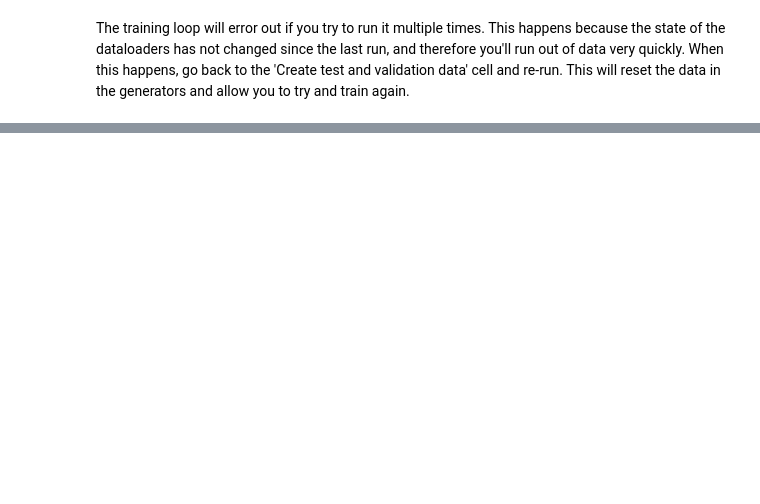
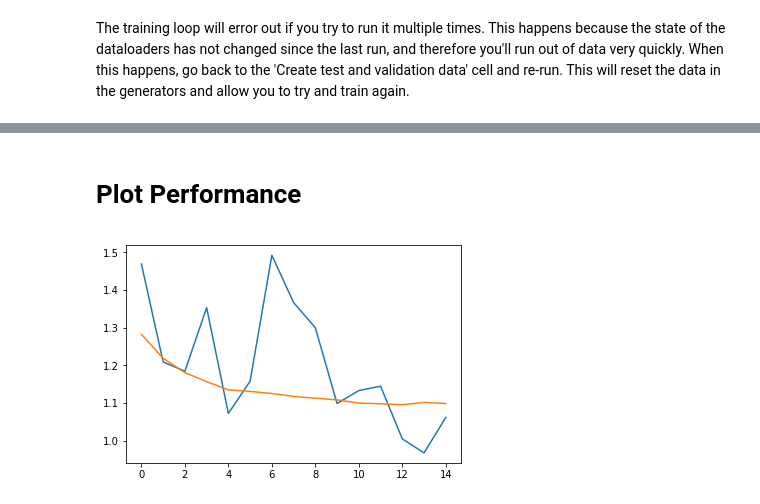
Before and after one commit to ncasale/zipline-setup, a Jupyter notebook: Stock_Data_LSTM.ipynb, the cells around one changed output, grey strips where cells are left out. Saved outputs shown, nothing was run; the diff lists cells and outputs as text; code cells hidden in the pictures; blank space fills up the shorter version.

```diff
--- a/Stock_Data_LSTM.ipynb
+++ b/Stock_Data_LSTM.ipynb
@@ -67,0 +81,22 @@ stock_data
+# %%
+def standardize_series(series):
+    return (series - np.mean(series))/np.std(series)
+
+# Standardize the numeric columns of our dataset
+cols = ['open', 'high', 'low', 'adj_close', 'volume', '50ma']
+
+# Print out pre-standardized distribution metrics
+print('------ Pre-Standardization ------')
+for col in cols:
+    mean, stddev = analyze_distribution(stock_data[col])
+    print("{}: {:.6f}... {:.6f}...".format(col, mean, stddev))
+
+# Standardize
+for col in cols:
+    stock_data[col] = standardize_series(stock_data[col])
+
+# Print out post-standardized distribution metrics
+print('------ Post-Standardization ------')
+for col in cols:
+    mean, stddev = analyze_distribution(stock_data[col])
+    print("{}: {:.6f}... {:.6f}...".format(col, mean, stddev))
@@ -80,5 +137,5 @@ print(daily_data.shape)
 # %%
-def dataloader(daily_data, labels, input_length=7, sequence_length=5, batch_size=10):
+def dataloader(daily_data, labels, input_length=7, sequence_length=10, batch_size=10):
     # Get total number of days for which we have data -- only want full batches
     days_per_batch = batch_size * sequence_length
     total_days = (len(daily_data) // days_per_batch) * days_per_batch
@@ -192,8 +266,8 @@ class StockClassifier(nn.Module):
 # %% [markdown]
 # Test Model
 # %%
-model = StockClassifier(input_length=7, lstm_size=8, lstm_layers=1, output_size=3, drop_prob=0.1).double()
+model = StockClassifier(input_length=7, lstm_size=8, lstm_layers=2, output_size=3, drop_prob=0.1).double()
 hidden = model.init_hidden(10)
-logps, _ = model.forward(batch, hidden)
+logps, _ = model.forward(sample_batch, hidden)
 print(logps)
 # %% [output]
@@ -204,7 +294,7 @@ NameError: name 'batch' is not defined
 device = torch.device('cuda' if torch.cuda.is_available() else 'cpu')
 
 # Ensure that our model is set to 'double' as our volume value requires Float64
-model = StockClassifier(input_length=7, lstm_size=128, lstm_layers=2, output_size=3, drop_prob=0.2).double()
+model = StockClassifier(input_length=7, lstm_size=16, lstm_layers=2, output_size=3, drop_prob=0.5).double()
 model.to(device)
 # %% [output]
 StockClassifier(
@@ -360,0 +419,12 @@ stock_data
+# %% [markdown]
+# Plot Performance
+# %%
+import matplotlib.pyplot as plt
+
+# Loss Plot
+plt.plot(training_losses)#, validation_losses)
+plt.plot(validation_losses)
+
+plt.show()
+# %% [output]
+[figure, added]
```
Also changed, not shown: parts of 14 cells of this notebook.
